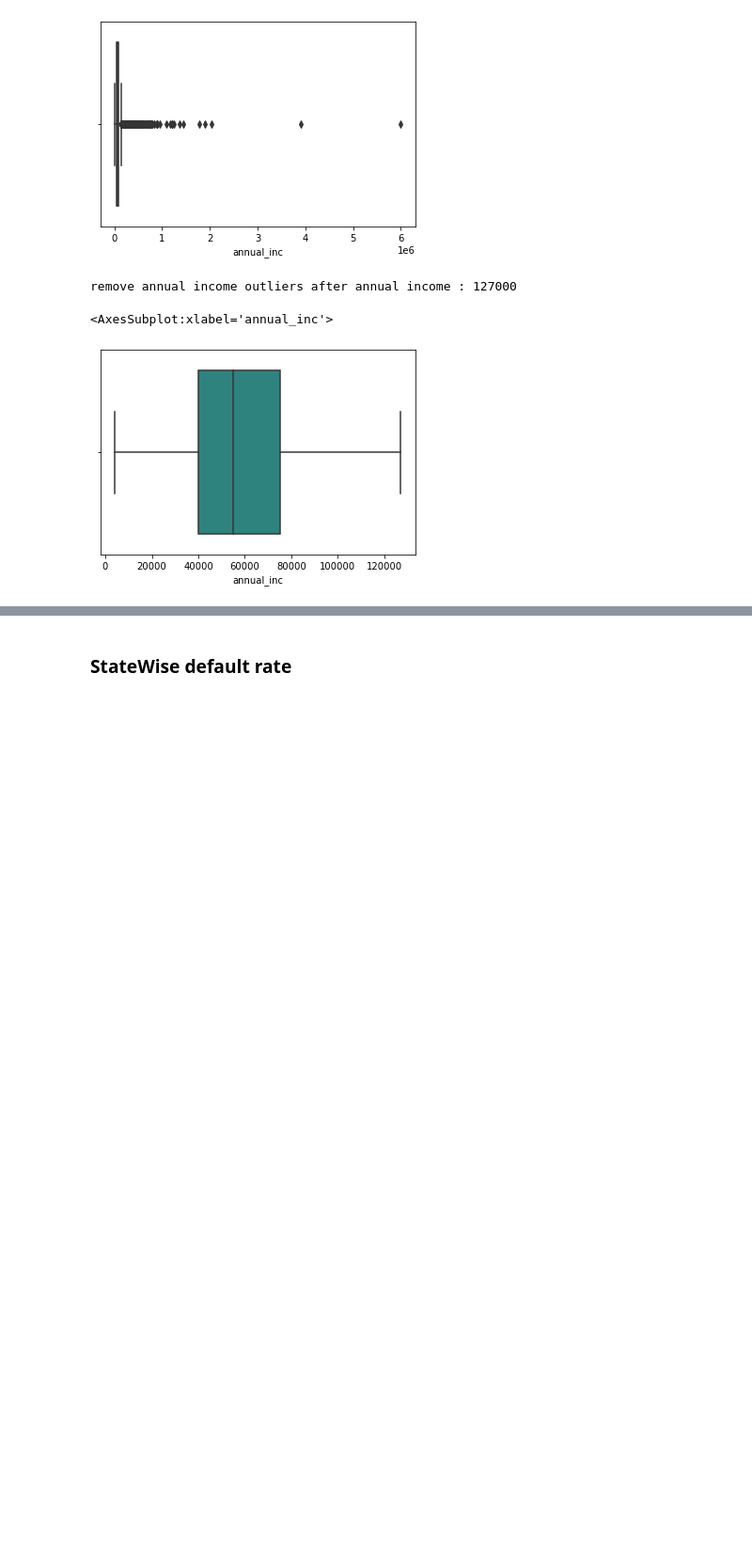
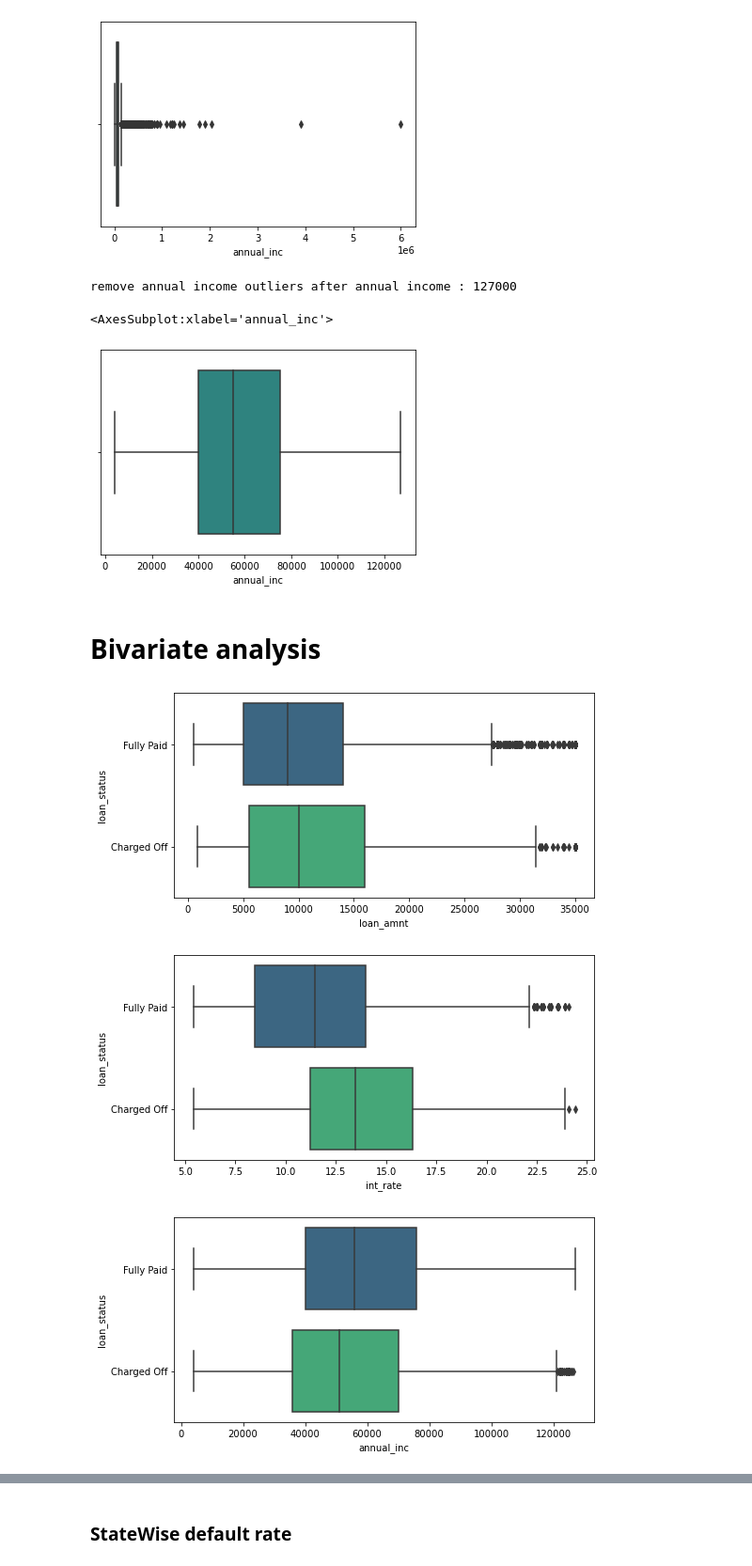
Before and after one commit to heymihir/Lending-Case-Study, a Jupyter notebook: Code/Default_Prediction_CaseStudy.ipynb, the cells around one changed output, grey strips where cells are left out. Shown at 94% size. Cells and saved outputs as stored; diff of their text form; code cells hidden in the pictures; blank space fills up the shorter version.

```diff
--- a/Code/Default_Prediction_CaseStudy.ipynb
+++ b/Code/Default_Prediction_CaseStudy.ipynb
@@ -431,3 +433,19 @@ sns.boxplot(df['annual_inc'], palette='viridis')
 # %% [output]
 <AxesSubplot:xlabel='annual_inc'>
 [figure]
+# %% [markdown]
+# Bivariate analysis
+# %%
+def get_boxplot(col):
+   plt.figure(figsize=(8,4))
+   sns.boxplot(data=df,x= col,y='loan_status',palette='viridis')
+   plt.show()
+# %%
+for i in ['loan_amnt',
+         'int_rate',
+         'annual_inc'] :
+   get_boxplot(i)
+# %% [output]
+[figure, added]
+[figure, added]
+[figure, added]
```
Also changed, not shown: parts of 31 cells of this notebook.
